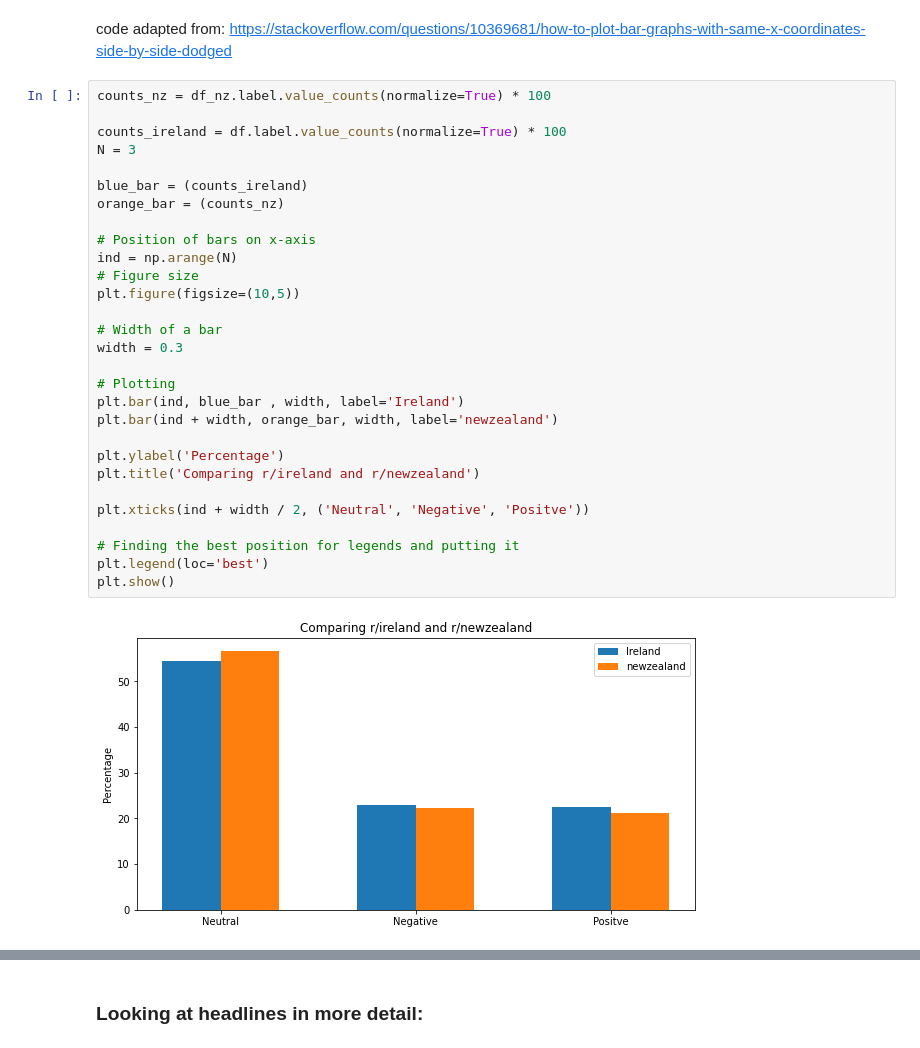
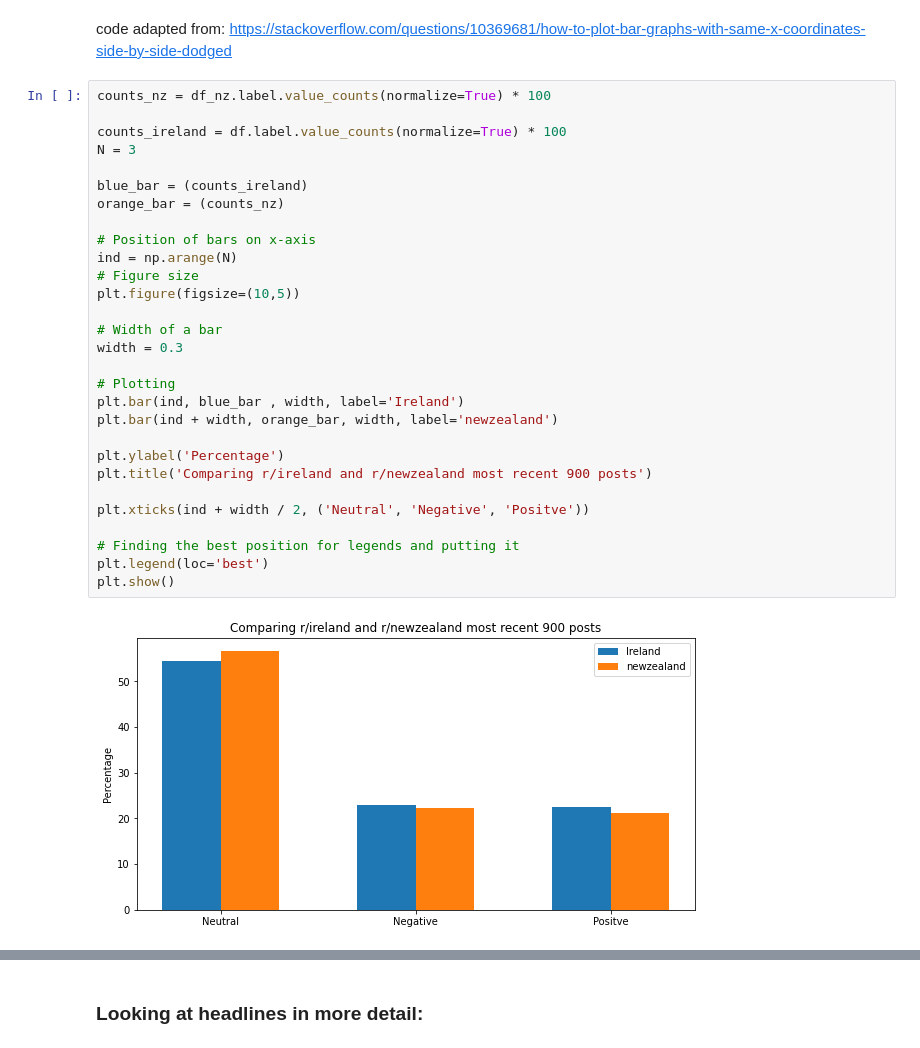
Before and after one commit to Gus1616/investigation_of_language_styles_reddit, a Jupyter notebook: 17350796_reddit_assignment_notebook.ipynb, the cells around one changed output, grey strips where cells are left out. Cells and saved outputs as stored; diff of their text form.

```diff
--- a/17350796_reddit_assignment_notebook.ipynb
+++ b/17350796_reddit_assignment_notebook.ipynb
@@ -253,31 +253,31 @@ code adapted from: https://stackoverflow.com/questions/10369681/how-to-plot-bar-
 # %%
 counts_nz = df_nz.label.value_counts(normalize=True) * 100
 
 counts_ireland = df.label.value_counts(normalize=True) * 100
 N = 3
 
 blue_bar = (counts_ireland)
 orange_bar = (counts_nz)
 
 # Position of bars on x-axis
 ind = np.arange(N)
 # Figure size
 plt.figure(figsize=(10,5))
 
 # Width of a bar
 width = 0.3
 
 # Plotting
 plt.bar(ind, blue_bar , width, label='Ireland')
 plt.bar(ind + width, orange_bar, width, label='newzealand')
 
 plt.ylabel('Percentage')
-plt.title('Comparing r/ireland and r/newzealand')
+plt.title('Comparing r/ireland and r/newzealand most recent 900 posts')
 
 plt.xticks(ind + width / 2, ('Neutral', 'Negative', 'Positve'))
 
 # Finding the best position for legends and putting it
 plt.legend(loc='best')
 plt.show()
 # %% [output]
-[figure, old version]
+[figure, new version]
```
Also changed, not shown: parts of 129 cells of this notebook, 1 other file.
